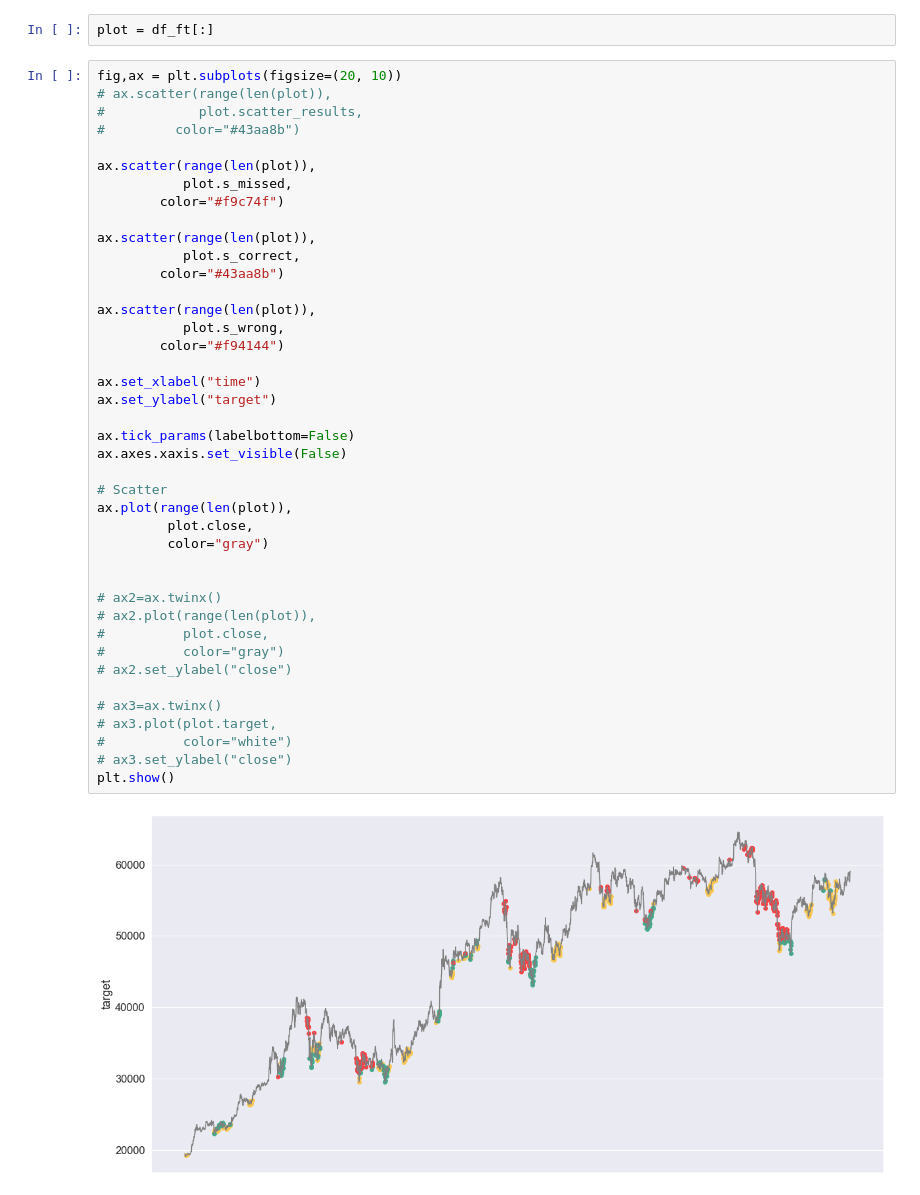
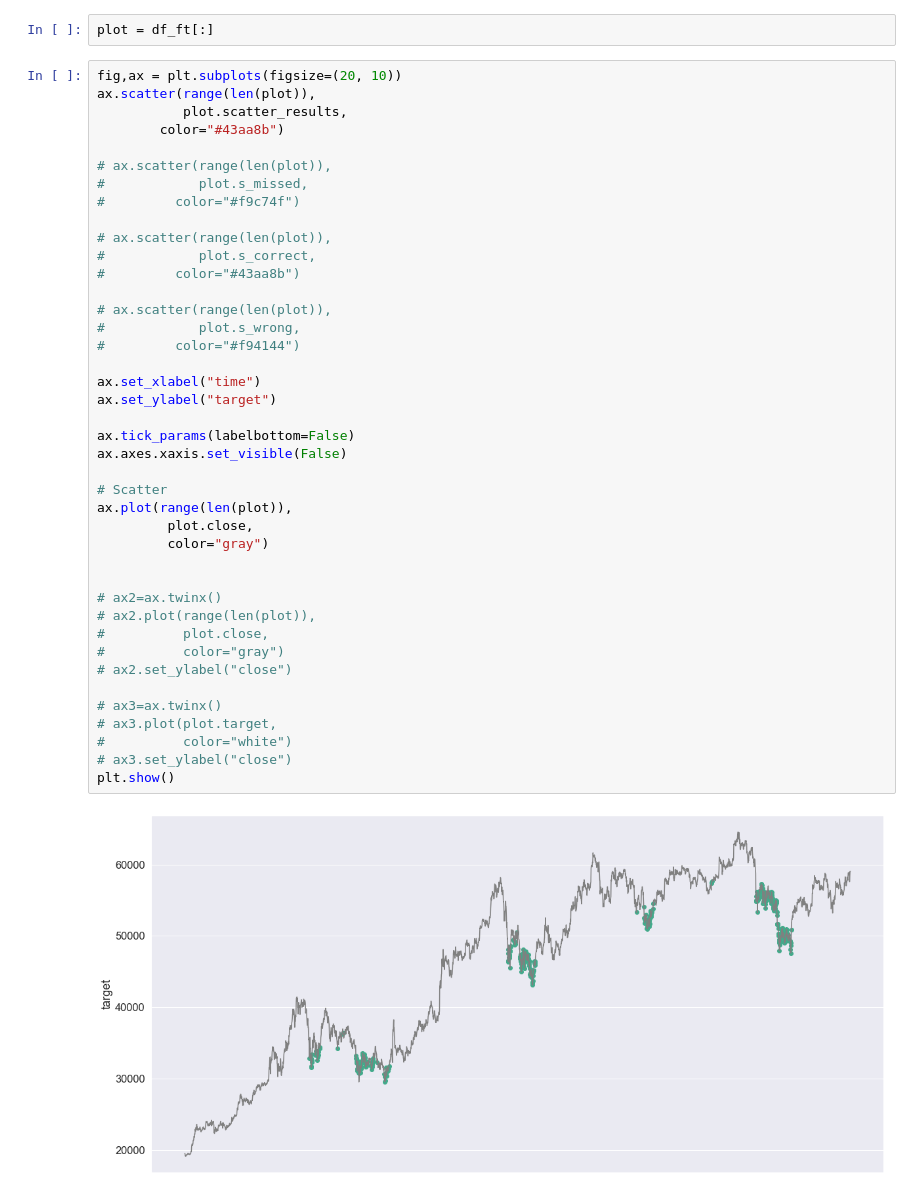
Before and after one commit to sunnymnie/bruh-moments, a Jupyter notebook: crypto/ml-analysis/c-report-gen.ipynb, the cells around one changed output. Cells and saved outputs as stored; diff of their text form.

```diff
--- a/crypto/ml-analysis/c-report-gen.ipynb
+++ b/crypto/ml-analysis/c-report-gen.ipynb
@@ -176,44 +197,44 @@ df_ft["s_missed"] = list(map(lambda x, t, c: c if x == 0 and t == 1 else None, d
 plot = df_ft[:]
 # %%
 fig,ax = plt.subplots(figsize=(20, 10))
+ax.scatter(range(len(plot)),
+           plot.scatter_results,
+        color="#43aa8b")
+
 # ax.scatter(range(len(plot)),
-#            plot.scatter_results,
+#            plot.s_missed,
+#         color="#f9c74f")
+
+# ax.scatter(range(len(plot)),
+#            plot.s_correct,
 #         color="#43aa8b")
 
-ax.scatter(range(len(plot)),
-           plot.s_missed,
-        color="#f9c74f")
-
-ax.scatter(range(len(plot)),
-           plot.s_correct,
-        color="#43aa8b")
-
-ax.scatter(range(len(plot)),
-           plot.s_wrong,
-        color="#f94144")
+# ax.scatter(range(len(plot)),
+#            plot.s_wrong,
+#         color="#f94144")
 
 ax.set_xlabel("time")
 ax.set_ylabel("target")
 
 ax.tick_params(labelbottom=False)
 ax.axes.xaxis.set_visible(False)
 
 # Scatter
 ax.plot(range(len(plot)),
          plot.close,
          color="gray")
 
 
 # ax2=ax.twinx()
 # ax2.plot(range(len(plot)),
 #          plot.close,
 #          color="gray")
 # ax2.set_ylabel("close")
 
 # ax3=ax.twinx()
 # ax3.plot(plot.target,
 #          color="white")
 # ax3.set_ylabel("close")
 plt.show()
 # %% [output]
-[figure, old version]
+[figure, new version]
```
Also changed, not shown: parts of 2 cells of this notebook, 2 other files.
